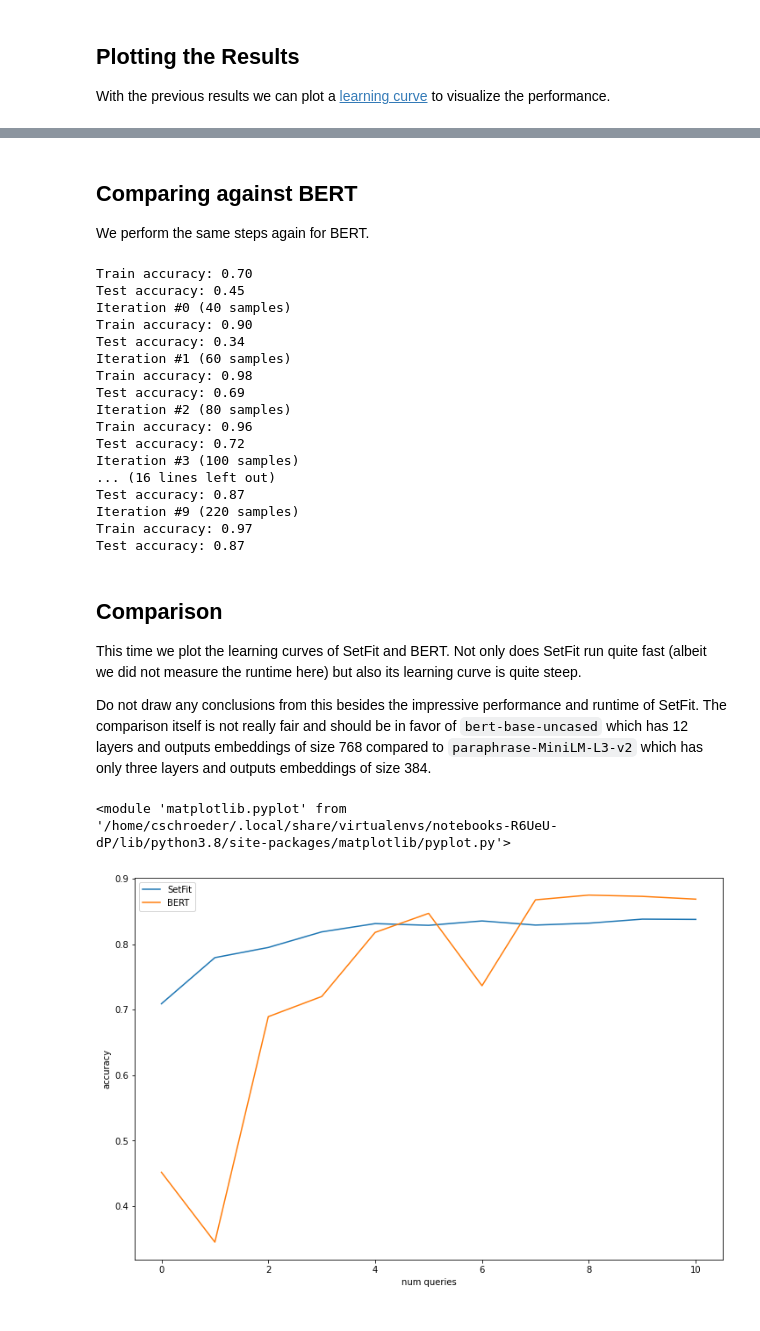
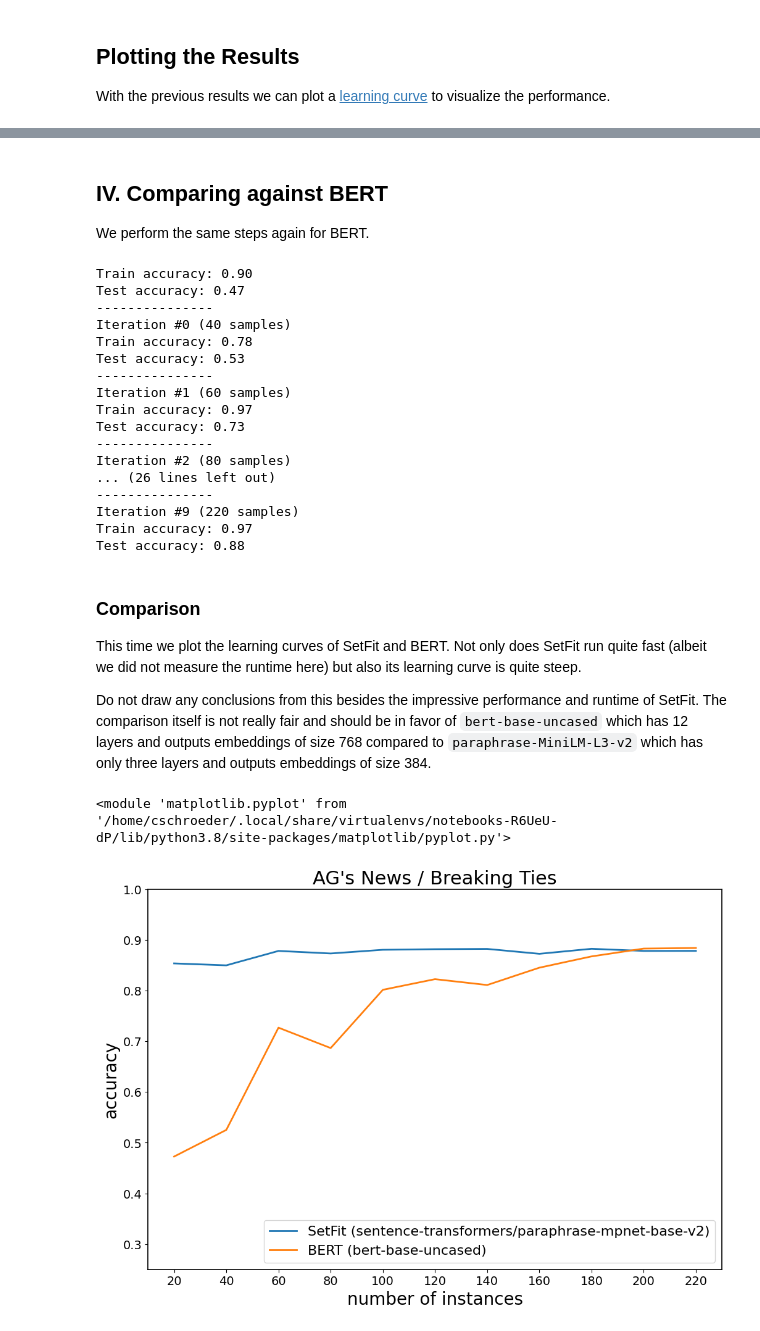
Before and after one commit to webis-de/small-text, a Jupyter notebook: examples/notebooks/03-active-learning-with-setfit.ipynb, the cells around one changed output, grey strips where cells are left out. Saved outputs shown, nothing was run; the diff lists cells and outputs as text; code cells hidden in the pictures.

Commit message:
Revise example notebooks
Signed-off-by: Christopher Schröder <chschroeder@users.noreply.github.com>

```diff
--- a/examples/notebooks/03-active-learning-with-setfit.ipynb
+++ b/examples/notebooks/03-active-learning-with-setfit.ipynb
@@ -11,7 +22,17 @@ The small-text wrapper for SetFit is a part of the transformers integration, so
 # until the next release: install small-text from dev branch
 %pip install git+https://github.com/webis-de/small-text.git@dev#egg=small-text[transformers]
 # setfit is an optional dependency and must be installed as well
-%pip install setfit
+%pip install setfit>=0.5.0
+# temp fix until the gpu memory issue is resolved: https://github.com/UKPLab/sentence-transformers/issues/1793
+%pip install pip install "git+https://github.com/chschroeder/sentence-transformers#egg=sentence-transformers" --force-reinstall
 %pip install datasets
 %pip install matplotlib
+
+import matplotlib.pyplot as plt
+plt.rc('figure', titlesize=22)
+plt.rc('axes', titlesize=22, labelsize=20, linewidth=1.2)
+plt.rc('xtick', labelsize=14)
+plt.rc('ytick', labelsize=14)
+plt.rc('legend', fontsize=16)
+plt.rc('lines', linewidth=2)
 # %% [output]
@@ -86,7 +110,8 @@ from small_text.integrations.transformers.classifiers.factories import SetFitCla
 
 num_classes = 4
 
-setfit_model_args = SetFitModelArguments('paraphrase-MiniLM-L3-v2')
+sentence_transformer_model_name = 'sentence-transformers/paraphrase-mpnet-base-v2'
+setfit_model_args = SetFitModelArguments(sentence_transformer_model_name)
 clf_factory = SetFitClassificationFactory(setfit_model_args,
                                           num_classes)
 # %% [markdown]
@@ -140,6 +164,8 @@ After each query, we evaluate the current model against the test set and save th
 
 Note: This is active learning as it is done in a scientific simulation. In reality, the label feedback would have been given by human annotators.
 # %%
+import gc
+import torch
 from sklearn.metrics import accuracy_score
 
 
@@ -172,8 +198,13 @@ for i in range(num_queries):
     # Return the labels for the current query to the active learner.
     active_learner.update(y)
 
+    # memory fix: https://github.com/UKPLab/sentence-transformers/issues/1793
+    gc.collect()
+    torch.cuda.empty_cache()
+
     labeled_indices = np.concatenate([q_indices, labeled_indices])
 
+    print('---------------')
     print('Iteration #{:d} ({} samples)'.format(i, len(labeled_indices)))
     results_setfit.append(evaluate(active_learner, train[labeled_indices], test))
 # %% [output]
@@ -261,5 +291,6 @@ display(plt)
 # %% [markdown]
-## Comparing against BERT
+<a id="nb3-part4-comparison"></a>
+## IV. Comparing against BERT
 
 We perform the same steps again for BERT.
 # %%
@@ -274,6 +305,9 @@ transformer_model_name = 'bert-base-uncased'
 tokenizer = AutoTokenizer.from_pretrained(
     transformer_model_name
 )
+
+num_classes = raw_dataset['train'].features['label'].num_classes
+
 target_labels = np.arange(num_classes)
 max_length = 128
 
@@ -330,28 +361,29 @@ for i in range(num_queries):
 
     labeled_indices = np.concatenate([q_indices, labeled_indices])
 
+    print('---------------')
     print('Iteration #{:d} ({} samples)'.format(i, len(labeled_indices)))
     results_bert.append(evaluate(active_learner, train[labeled_indices], test))
 # %% [output]
-Train accuracy: 0.70
-Test accuracy: 0.45
+Train accuracy: 0.90
+Test accuracy: 0.47
+---------------
 Iteration #0 (40 samples)
-Train accuracy: 0.90
-Test accuracy: 0.34
+Train accuracy: 0.78
+Test accuracy: 0.53
+---------------
 Iteration #1 (60 samples)
-Train accuracy: 0.98
-Test accuracy: 0.69
+Train accuracy: 0.97
+Test accuracy: 0.73
+---------------
 Iteration #2 (80 samples)
-Train accuracy: 0.96
-Test accuracy: 0.72
-Iteration #3 (100 samples)
-... (16 lines left out)
-Test accuracy: 0.87
+... (26 lines left out)
+---------------
 Iteration #9 (220 samples)
 Train accuracy: 0.97
-Test accuracy: 0.87
+Test accuracy: 0.88
 # %% [markdown]
-## Comparison
+### Comparison
 
 This time we plot the learning curves of SetFit and BERT. Not only does SetFit run quite fast (albeit we did not measure the runtime here) but also its learning curve is quite steep.
 
@@ -359,18 +391,24 @@ Do not draw any conclusions from this besides the impressive performance and run
 # %%
 %matplotlib inline
 import matplotlib.pyplot as plt
 
 fig = plt.figure(figsize=(12, 8))
 ax = plt.axes()
 
-ax.plot(np.arange(num_queries+1), results_setfit, label='SetFit')
-ax.plot(np.arange(num_queries+1), results_bert, label='BERT')
-ax.legend()
+ax.plot(np.arange(20, 240, 20), results_setfit, label=f'SetFit ({sentence_transformer_model_name})')
+ax.plot(np.arange(20, 240, 20), results_bert, label=f'BERT ({transformer_model_name})')
+ax.legend(loc='lower right')
+
+plt.xticks(np.arange(20, 240, 20))
+plt.ylim((0.25, 1.0))
 
 plt.ylabel('accuracy')
-plt.xlabel('num queries')
+plt.xlabel('number of instances')
+
+plt.title('AG\'s News / Breaking Ties')
+
 
 display(plt)
 # %% [output]
 <module 'matplotlib.pyplot' from '/home/cschroeder/.local/share/virtualenvs/notebooks-R6UeU-dP/lib/python3.8/site-packages/matplotlib/pyplot.py'>
-[figure, old version]
+[figure, new version]
```
Also changed, not shown: parts of 12 cells of this notebook, 2 other files.
